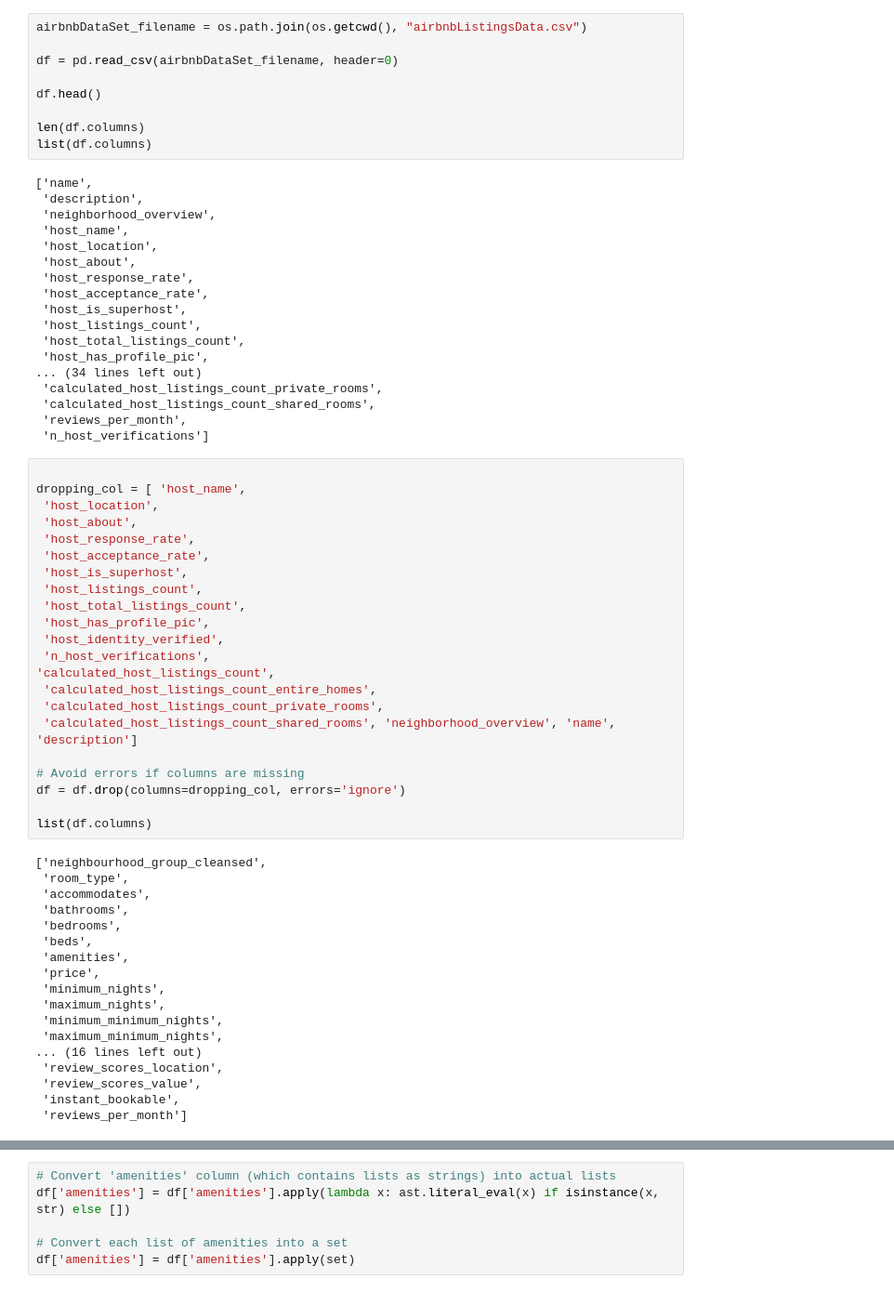
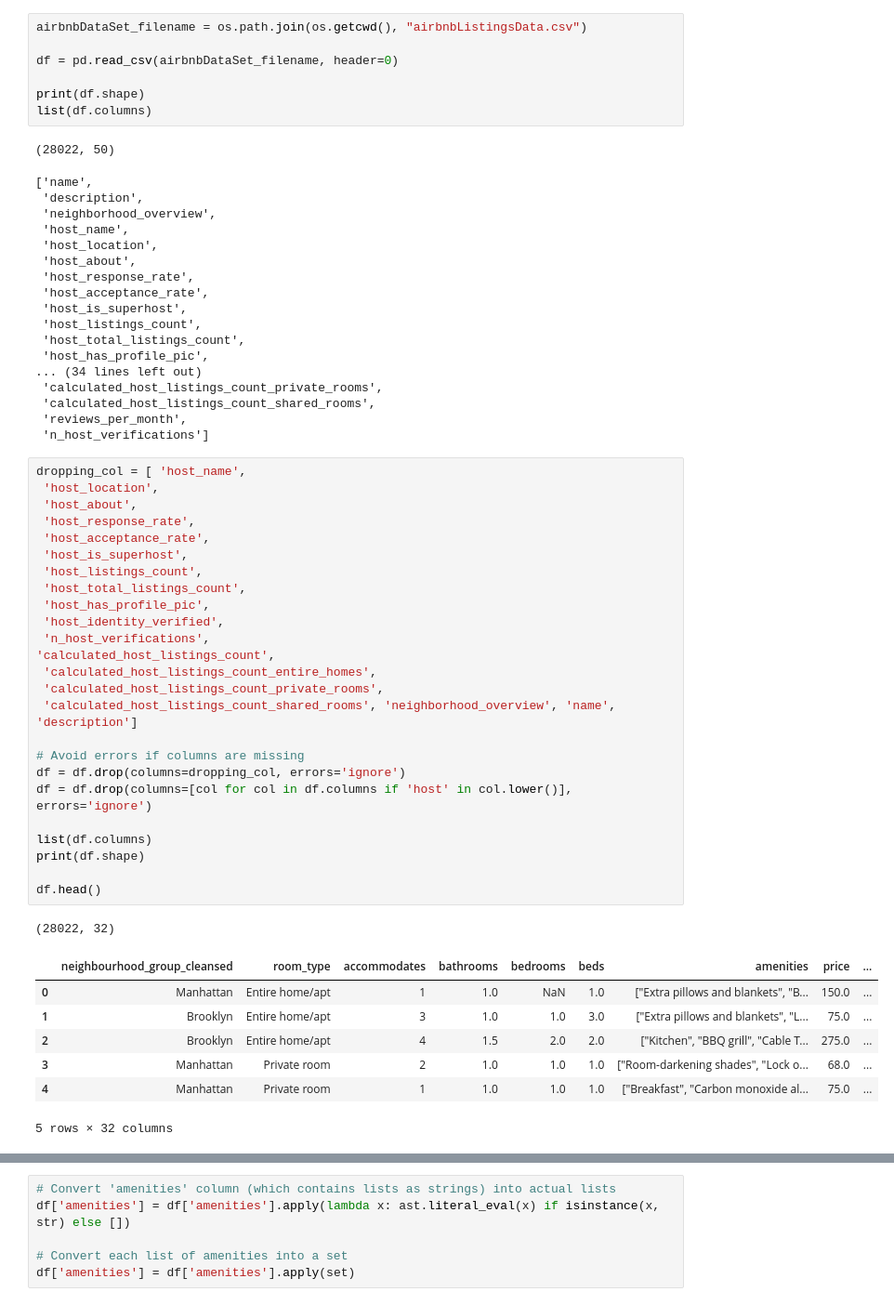
Before and after one commit to winsondong/506-final-project, a Jupyter notebook: final_project.ipynb, the cells around one changed output, grey strips where cells are left out. Shown: that part at 93% size. Drawn from its saved outputs; the diff is of its cells as text.

```diff
--- a/final_project.ipynb
+++ b/final_project.ipynb
@@ -15,68 +16,61 @@ airbnbDataSet_filename = os.path.join(os.getcwd(), "airbnbListingsData.csv")
 
 df = pd.read_csv(airbnbDataSet_filename, header=0)
 
-df.head()
-
-len(df.columns)
+print(df.shape)
 list(df.columns)
 # %% [output]
-['name',
- 'description',
- 'neighborhood_overview',
- 'host_name',
- 'host_location',
- 'host_about',
- 'host_response_rate',
- 'host_acceptance_rate',
- 'host_is_superhost',
- 'host_listings_count',
- 'host_total_listings_count',
- 'host_has_profile_pic',
-... (34 lines left out)
- 'calculated_host_listings_count_private_rooms',
- 'calculated_host_listings_count_shared_rooms',
- 'reviews_per_month',
- 'n_host_verifications']
+(28022, 50)
+['name',
+ 'description',
+ 'neighborhood_overview',
+ 'host_name',
+ 'host_location',
+ 'host_about',
+ 'host_response_rate',
+ 'host_acceptance_rate',
+ 'host_is_superhost',
+ 'host_listings_count',
+ 'host_total_listings_count',
+ 'host_has_profile_pic',
+... (34 lines left out)
+ 'calculated_host_listings_count_private_rooms',
+ 'calculated_host_listings_count_shared_rooms',
+ 'reviews_per_month',
+ 'n_host_verifications']
 # %%
-
 dropping_col = [ 'host_name',
  'host_location',
  'host_about',
  'host_response_rate',
  'host_acceptance_rate',
  'host_is_superhost',
  'host_listings_count',
  'host_total_listings_count',
  'host_has_profile_pic',
  'host_identity_verified',
  'n_host_verifications',
 'calculated_host_listings_count',
  'calculated_host_listings_count_entire_homes',
  'calculated_host_listings_count_private_rooms',
  'calculated_host_listings_count_shared_rooms', 'neighborhood_overview', 'name', 'description']
 
 # Avoid errors if columns are missing
 df = df.drop(columns=dropping_col, errors='ignore')
+df = df.drop(columns=[col for col in df.columns if 'host' in col.lower()], errors='ignore')
 
 list(df.columns)
+print(df.shape)
+
+df.head()
 # %% [output]
-['neighbourhood_group_cleansed',
- 'room_type',
- 'accommodates',
- 'bathrooms',
- 'bedrooms',
- 'beds',
- 'amenities',
- 'price',
- 'minimum_nights',
- 'maximum_nights',
- 'minimum_minimum_nights',
- 'maximum_minimum_nights',
-... (16 lines left out)
- 'review_scores_location',
- 'review_scores_value',
- 'instant_bookable',
- 'reviews_per_month']
+(28022, 32)
+|  | neighbourhood_group_cleansed | room_type | accommodates | bathrooms | bedrooms | beds | amenities | price | ... |
+| 0 | Manhattan | Entire home/apt | 1 | 1.0 | NaN | 1.0 | ["Extra pillows and blankets", "B... | 150.0 | ... |
+| 1 | Brooklyn | Entire home/apt | 3 | 1.0 | 1.0 | 3.0 | ["Extra pillows and blankets", "L... | 75.0 | ... |
+| 2 | Brooklyn | Entire home/apt | 4 | 1.5 | 2.0 | 2.0 | ["Kitchen", "BBQ grill", "Cable T... | 275.0 | ... |
+| 3 | Manhattan | Private room | 2 | 1.0 | 1.0 | 1.0 | ["Room-darkening shades", "Lock o... | 68.0 | ... |
+| 4 | Manhattan | Private room | 1 | 1.0 | 1.0 | 1.0 | ["Breakfast", "Carbon monoxide al... | 75.0 | ... |
+5 rows × 32 columns
 # %%
 # Check missing values
 missing_val = df.isnull().sum()
```
Also changed, not shown: parts of 13 cells of this notebook.
